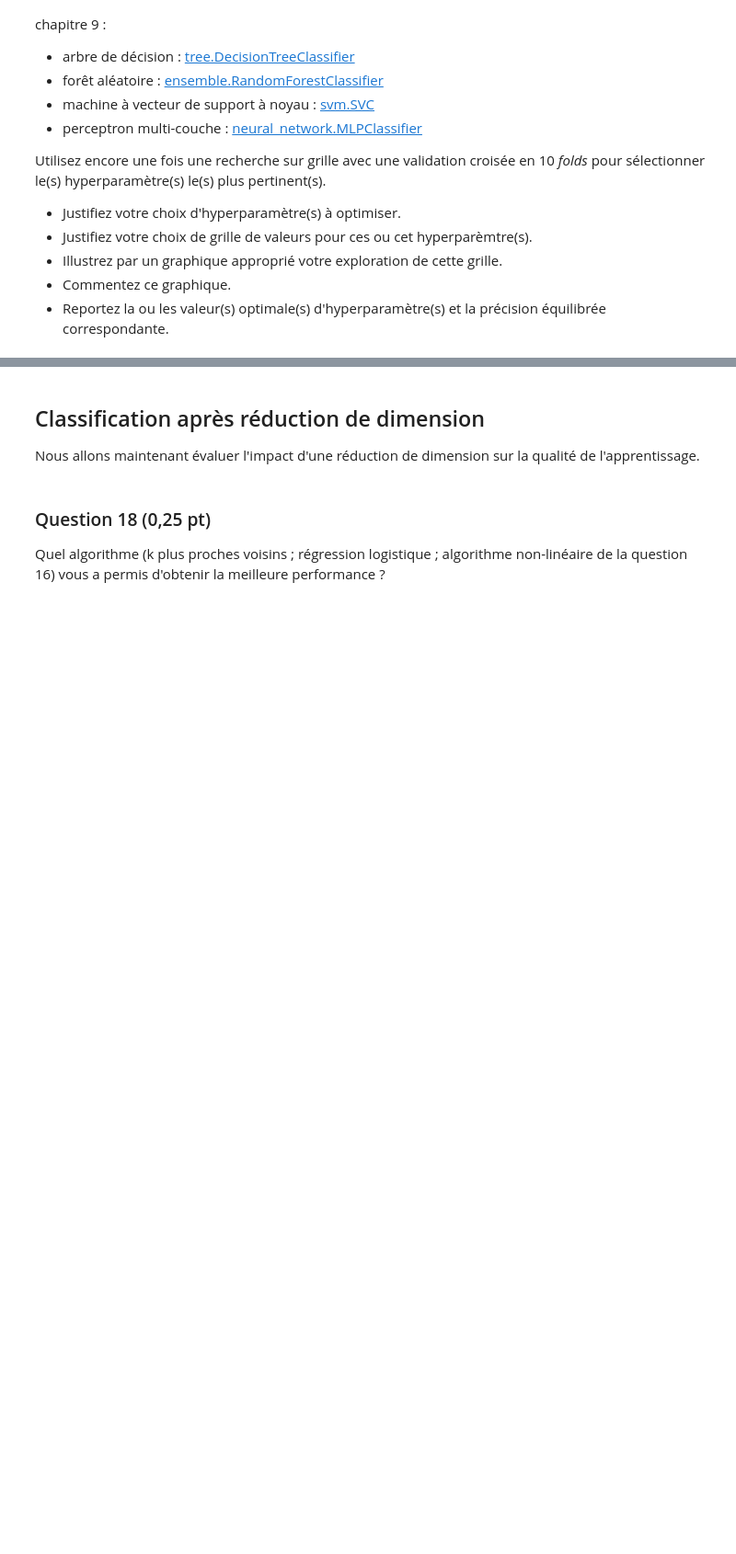
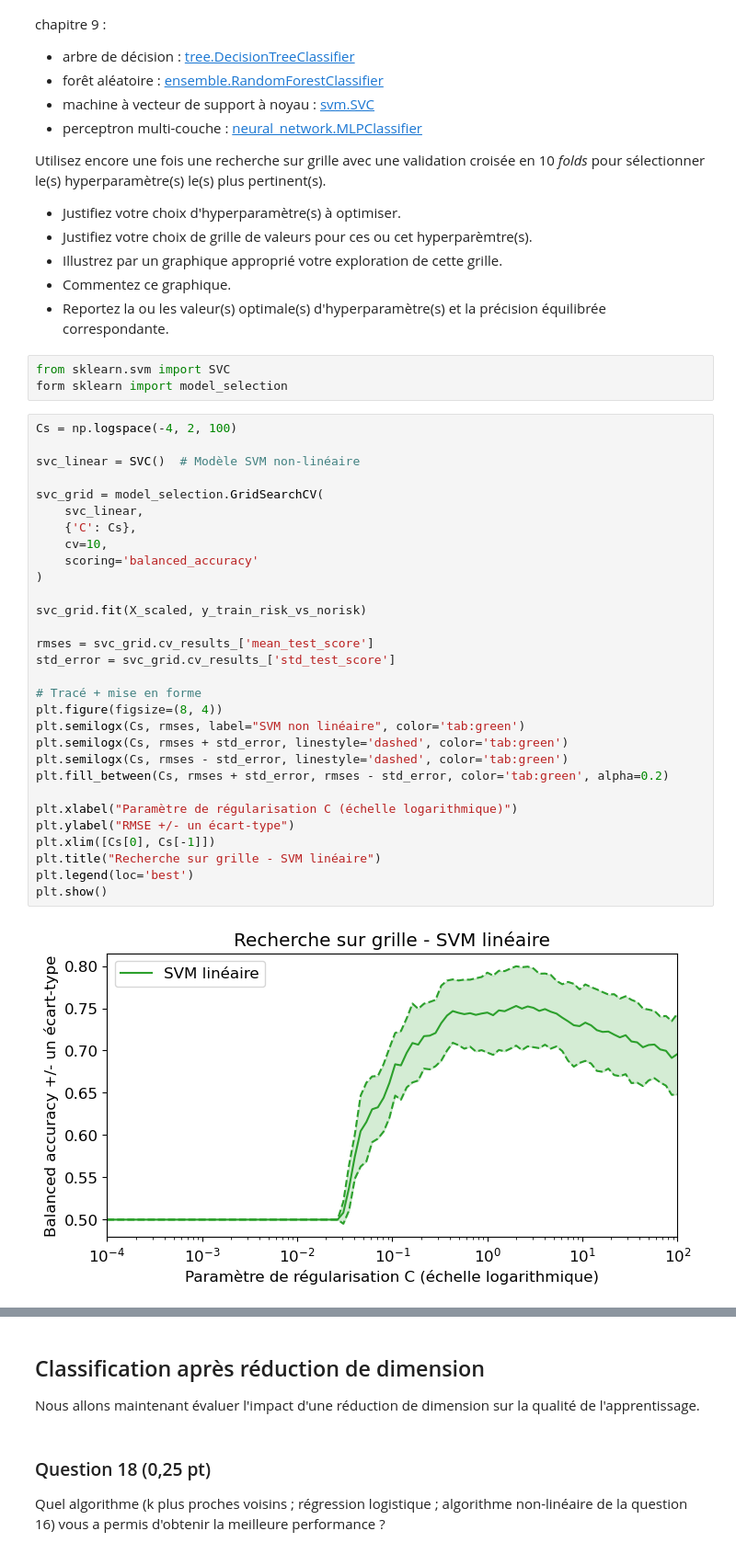
Before and after one commit to ArthurCLi/sdd, a Jupyter notebook: Projet_Climaud.ipynb, the cells around one changed output, grey strips where cells are left out. Shown at 92% size. Saved outputs shown, nothing was run; the diff lists cells and outputs as text; blank space fills up the shorter version.

```diff
--- a/Projet_Climaud.ipynb
+++ b/Projet_Climaud.ipynb
@@ -406,3 +406,38 @@ Utilisez encore une fois une recherche sur grille avec une validation croisée e
 * Illustrez par un graphique approprié votre exploration de cette grille.
 * Commentez ce graphique.
 * Reportez la ou les valeur(s) optimale(s) d'hyperparamètre(s) et la précision équilibrée correspondante.
+# %%
+from sklearn.svm import SVC
+form sklearn import model_selection
+# %%
+Cs = np.logspace(-4, 2, 100)
+
+svc_linear = SVC()  # Modèle SVM non-linéaire
+
+svc_grid = model_selection.GridSearchCV(
+    svc_linear,
+    {'C': Cs},
+    cv=10,
+    scoring='balanced_accuracy'
+)
+
+svc_grid.fit(X_scaled, y_train_risk_vs_norisk)
+
+rmses = svc_grid.cv_results_['mean_test_score']
+std_error = svc_grid.cv_results_['std_test_score']
+
+# Tracé + mise en forme
+plt.figure(figsize=(8, 4))
+plt.semilogx(Cs, rmses, label="SVM non linéaire", color='tab:green')
+plt.semilogx(Cs, rmses + std_error, linestyle='dashed', color='tab:green')
+plt.semilogx(Cs, rmses - std_error, linestyle='dashed', color='tab:green')
+plt.fill_between(Cs, rmses + std_error, rmses - std_error, color='tab:green', alpha=0.2)
+
+plt.xlabel("Paramètre de régularisation C (échelle logarithmique)")
+plt.ylabel("RMSE +/- un écart-type")
+plt.xlim([Cs[0], Cs[-1]])
+plt.title("Recherche sur grille - SVM linéaire")
+plt.legend(loc='best')
+plt.show()
+# %% [output]
+[figure, added]
```
Also changed, not shown: parts of 8 cells of this notebook, 1 other file.
